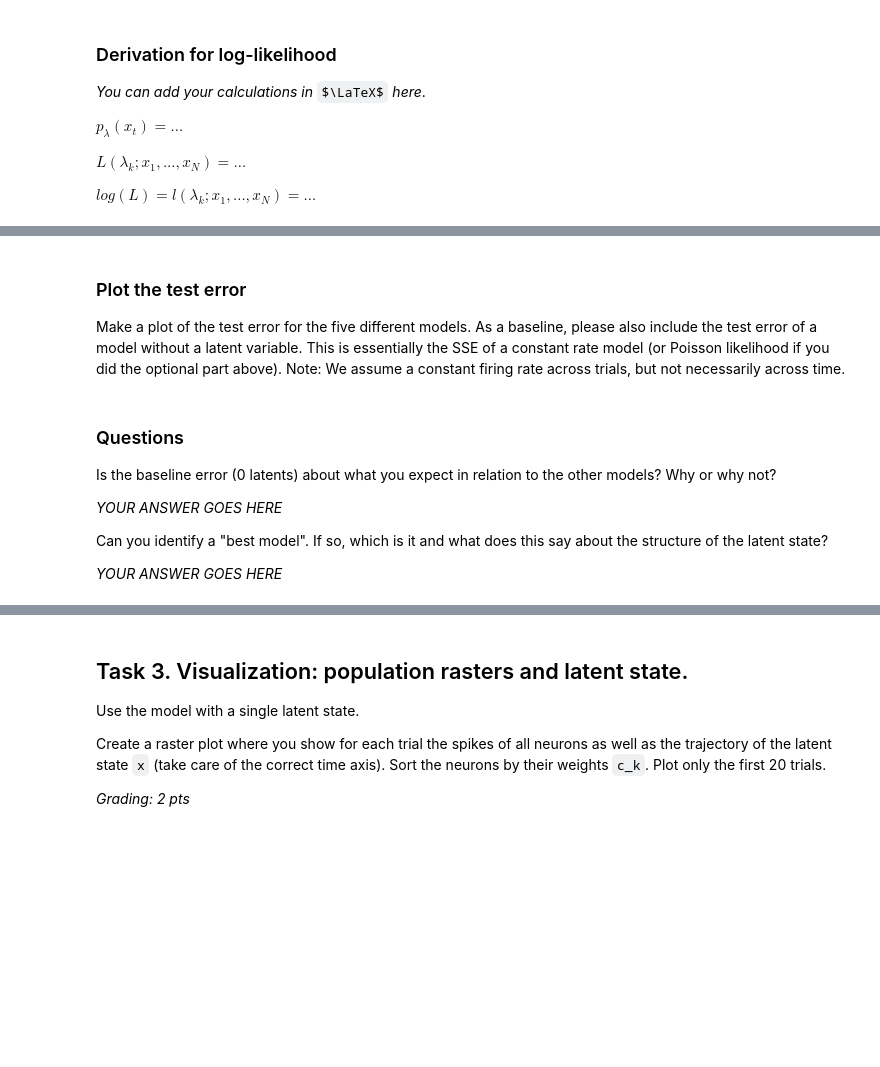
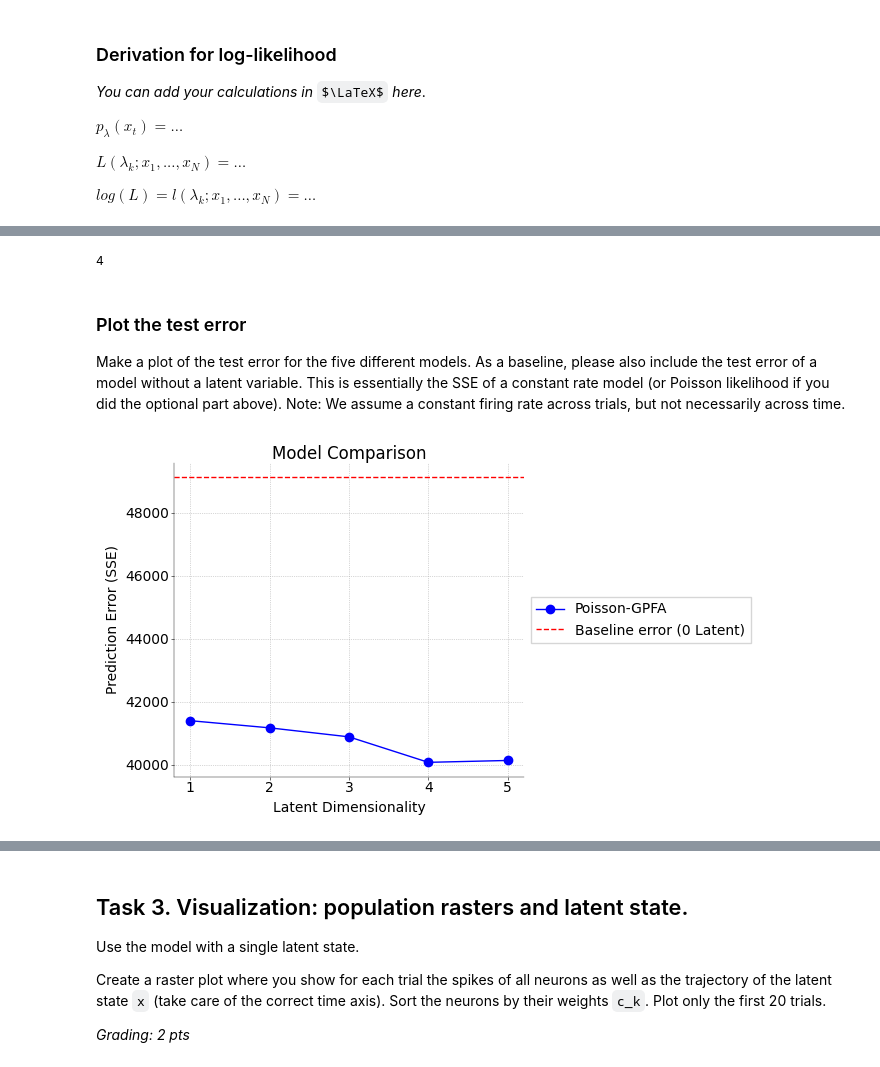
Before and after one commit to flobu98/neural_data_science, a Jupyter notebook: CodingLab6.ipynb, the cells around one changed output, grey strips where cells are left out. Drawn from its saved outputs; the diff is of its cells as text; code cells hidden in the pictures; some formulas as TeX source; blank space fills up the shorter version.

```diff
--- a/CodingLab6.ipynb
+++ b/CodingLab6.ipynb
@@ -398,4 +413,6 @@ $log(L) = l(\lambda_k; x_1, ..., x_N) = \ldots$
 # ------------------------------
 
 # do the actual cross validation
-xval =
+xval = util.crossValidation(
+    experiment=data, numTrainingTrials=80, numTestTrials=20, maxXdim=5
+)
@@ -402,3 +437,7 @@ xval =
+# %%
+print(xval.optimXdim)
+# %% [output]
+4
 # %% [markdown]
 ### Plot the test error
 
@@ -416,23 +497,32 @@ baseline_error =
 # %%
 # -------------------------------------------------------------------------
 # Compute and plot the test errors for the different latent variable models
 # and answer the questions below (1+1 pts)
 # -------------------------------------------------------------------------
 
 # Your plot here
-fig, ax = plt.subplots(figsize=(4, 3))
+%matplotlib inline
+fig, ax = plt.subplots(figsize=(8, 4))
 
-# plot model error
+# Plot model errors
+ax.plot(
+    np.arange(1, xval.maxXdim + 1), xval.errs, "o-", color="blue", label="Poisson-GPFA"
+)
 
-# plot baseline
-ax.axhline(baseline_error, linestyle="--")
+# Plot baseline error
+ax.axhline(
+    baseline_error, linestyle="--", color="red", label="Baseline error (0 Latent)"
+)
+
+# Labeling
+ax.set_xlabel("Latent Dimensionality")
+ax.set_ylabel("Prediction Error (SSE)")
+ax.set_title("Model Comparison")
+
+ax.legend(loc="center left", bbox_to_anchor=(1.02, 0.5), borderaxespad=0, frameon=True)
+
+ax.grid(True, which="both", linestyle=":", linewidth=0.5)
+plt.tight_layout(rect=[0, 0, 0.85, 1])  # Leave space on right for legend
+plt.show()
+# %% [output]
+[figure, added]
-# %% [markdown]
-### Questions
-
-Is the baseline error (0 latents) about what you expect in relation to the other models? Why or why not?
-
-_YOUR ANSWER GOES HERE_
-
-Can you identify a "best model". If so, which is it and what does this say about the structure of the latent state?
-
-_YOUR ANSWER GOES HERE_
```
Also changed, not shown: parts of 6 cells of this notebook.
